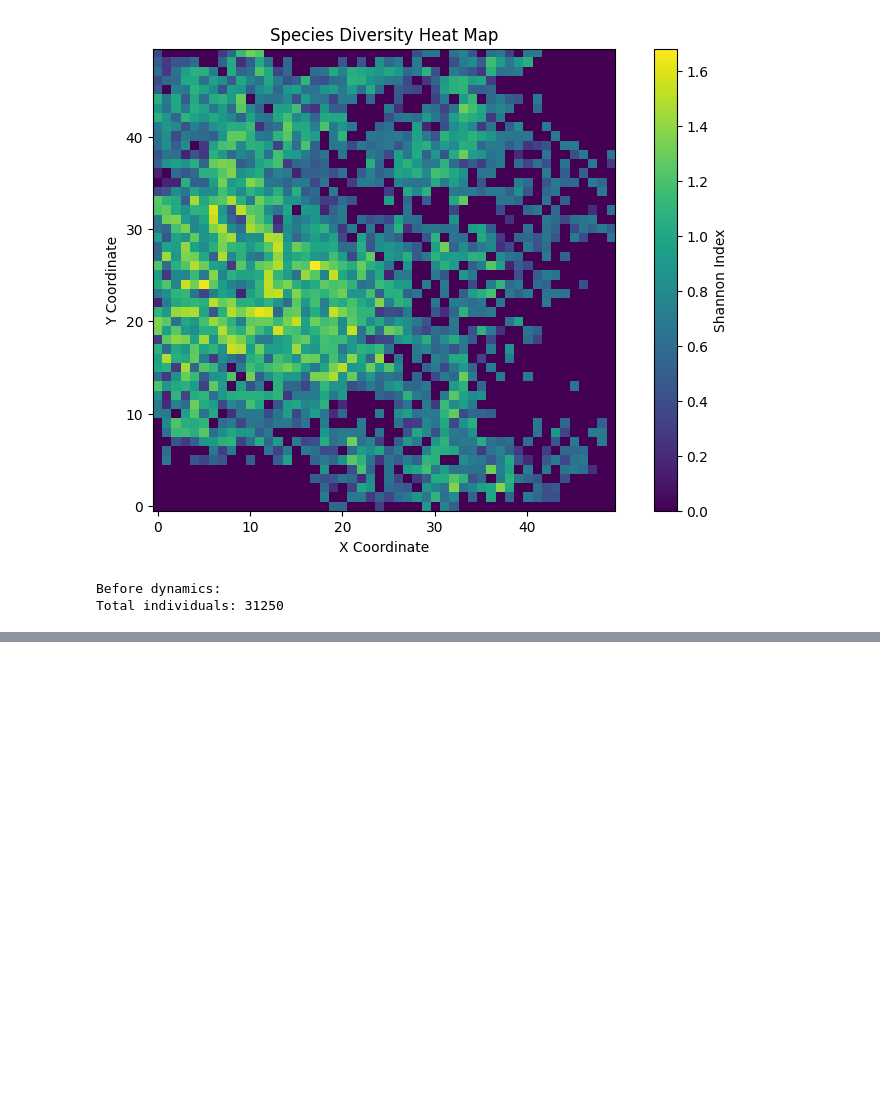
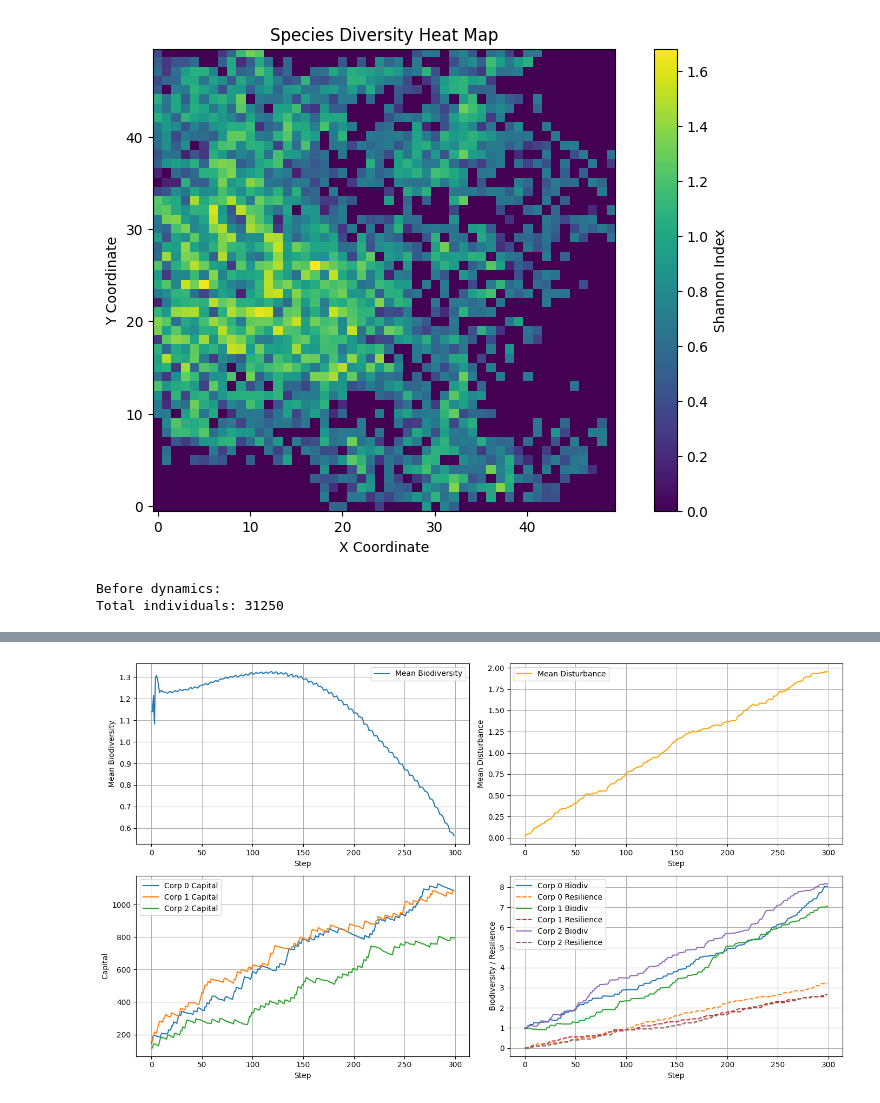
Before and after one commit to OliverW331/MARBIC, a Jupyter notebook: demo_cell.ipynb, the cells around one changed output, grey strips where cells are left out. Cells and saved outputs as stored; diff of their text form; code cells hidden in the pictures; blank space fills up the shorter version.

```diff
--- a/demo_cell.ipynb
+++ b/demo_cell.ipynb
@@ -3,3 +3,5 @@
 # %%
 from gym_marbic import *
 import copy
+# %%
+steps = 300
@@ -60,17 +64,68 @@ print(f"Total individuals: {sum_before}")
 Before dynamics:
 Total individuals: 31250
 # %%
-for t in range(300):
-    # 随机采样 actions
+# 记录历史数据
+mean_biodiv_history = []
+mean_disturbance_history = []
+
+# 新增：公司属性历史
+corp_capital_history = [[] for _ in range(env.n_corporations)]
+corp_biodiv_history = [[] for _ in range(env.n_corporations)]
+corp_resilience_history = [[] for _ in range(env.n_corporations)]
+
+for t in range(steps):
     actions = {}
     for aid in env.agent_ids:
-        actions[aid] = env.action_spaces[aid].sample()
-        # gym's Dict sample returns e.g. numpy types; convert to python types if needed
-        if isinstance(actions[aid], dict) and "weights" in actions[aid]:
-            actions[aid]["weights"] = np.array(actions[aid]["weights"], dtype=float)
+            actions[aid] = env.action_spaces[aid].sample()
+            # gym's Dict sample returns e.g. numpy types; convert to python types if needed
+            if isinstance(actions[aid], dict) and "weights" in actions[aid]:
+                actions[aid]["weights"] = np.array(actions[aid]["weights"], dtype=float)
     obs, rewards, dones, infos = env.step(actions)
     env.render()
+    # 记录历史
+    mean_biodiv_history.append(env._get_mean_biodiversity())
+    mean_disturbance_history.append(env._get_mean_disturbance())
+    for i, corp in enumerate(env.corporations):
+        corp_capital_history[i].append(corp.capital)
+        corp_biodiv_history[i].append(corp.biodiversity_score)
+        corp_resilience_history[i].append(corp.resilience)
     if all(dones.values()):
         break
+
+# 绘制趋势图
+plt.figure(figsize=(14,8))
+plt.subplot(2,2,1)
+plt.plot(mean_biodiv_history, label="Mean Biodiversity")
+plt.xlabel("Step")
+plt.ylabel("Mean Biodiversity")
+plt.legend()
+plt.grid(True)
+
+plt.subplot(2,2,2)
+plt.plot(mean_disturbance_history, label="Mean Disturbance", color='orange')
+plt.xlabel("Step")
+plt.ylabel("Mean Disturbance")
+plt.legend()
+plt.grid(True)
+
+plt.subplot(2,2,3)
+for i in range(env.n_corporations):
+    plt.plot(corp_capital_history[i], label=f"Corp {i} Capital")
+plt.xlabel("Step")
+plt.ylabel("Capital")
+plt.legend()
+plt.grid(True)
+
+plt.subplot(2,2,4)
+for i in range(env.n_corporations):
+    plt.plot(corp_biodiv_history[i], label=f"Corp {i} Biodiv")
+    plt.plot(corp_resilience_history[i], '--', label=f"Corp {i} Resilience")
+plt.xlabel("Step")
+plt.ylabel("Biodiversity / Resilience")
+plt.legend()
+plt.grid(True)
+
+plt.tight_layout()
+plt.show()
 # %% [output]
 [DEBUG] Initial available_space: [25 25 25 ... 25 25 25]
@@ -93,3 +148,4 @@ Map mean disturbance: 2.124, max: 60.000
+[figure, added]
 # %%
 for sp_id in range(env.n_species):
     plot_species_distribution(env.list_cells, env.grid_size, sp_id, title_prefix="After")
```
Also changed, not shown: parts of 54 cells of this notebook, 2 other files.
